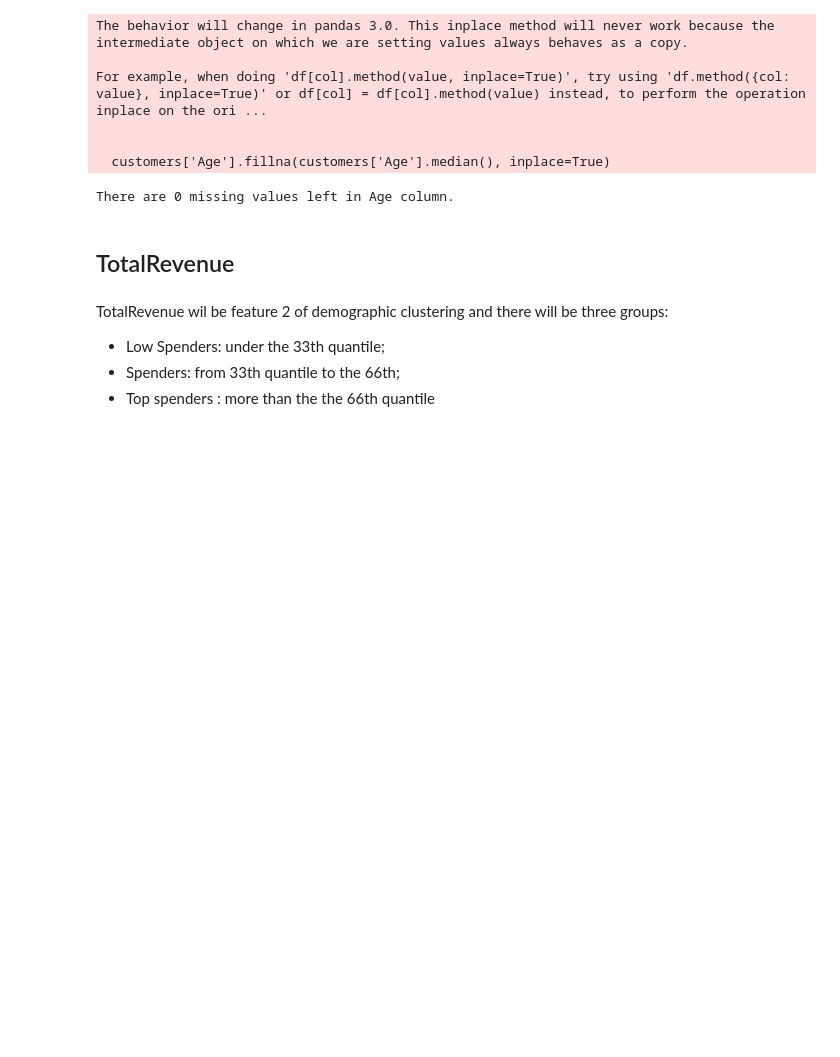
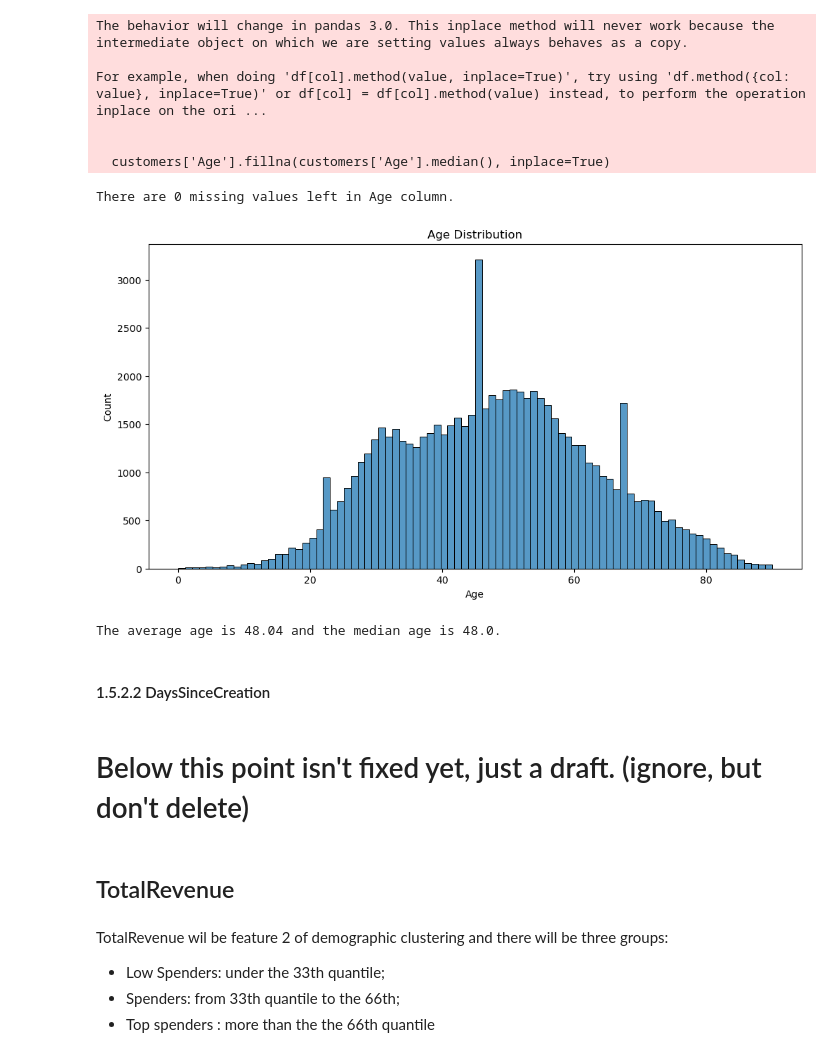
Before and after one commit to RubenCMarques/Hotel-Customer-Segmentation, a Jupyter notebook: Notebooks/A-B.ipynb, the cells around one changed output. Drawn from its saved outputs; the diff is of its cells as text; code cells hidden in the pictures; blank space fills up the shorter version.

```diff
--- a/Notebooks/A-B.ipynb
+++ b/Notebooks/A-B.ipynb
@@ -385,6 +510,23 @@ For example, when doing 'df[col].method(value, inplace=True)', try using 'df.met
 print(f'There are {customers["Age"].isnull().sum()} missing values left in Age column.')
 # %% [output]
 There are 0 missing values left in Age column.
+# %%
+# Check the distribution of Age
+plt.figure(figsize=(12, 6))
+sns.histplot(customers['Age'])
+plt.title('Age Distribution')
+plt.show()
+# %% [output]
+[figure, added]
+# %%
+customers['Age'].agg(['mean', 'median'])
+print(f'The average age is {customers["Age"].mean():.2f} and the median age is {customers["Age"].median()}.')
+# %% [output]
+The average age is 48.04 and the median age is 48.0.
+# %% [markdown]
+#### 1.5.2.2 DaysSinceCreation
+# %% [markdown]
+# Below this point isn't fixed yet, just a draft. (ignore, but don't delete)
 # %% [markdown]
 ## TotalRevenue
 # %% [markdown]
```
Also changed, not shown: parts of 37 cells of this notebook.
